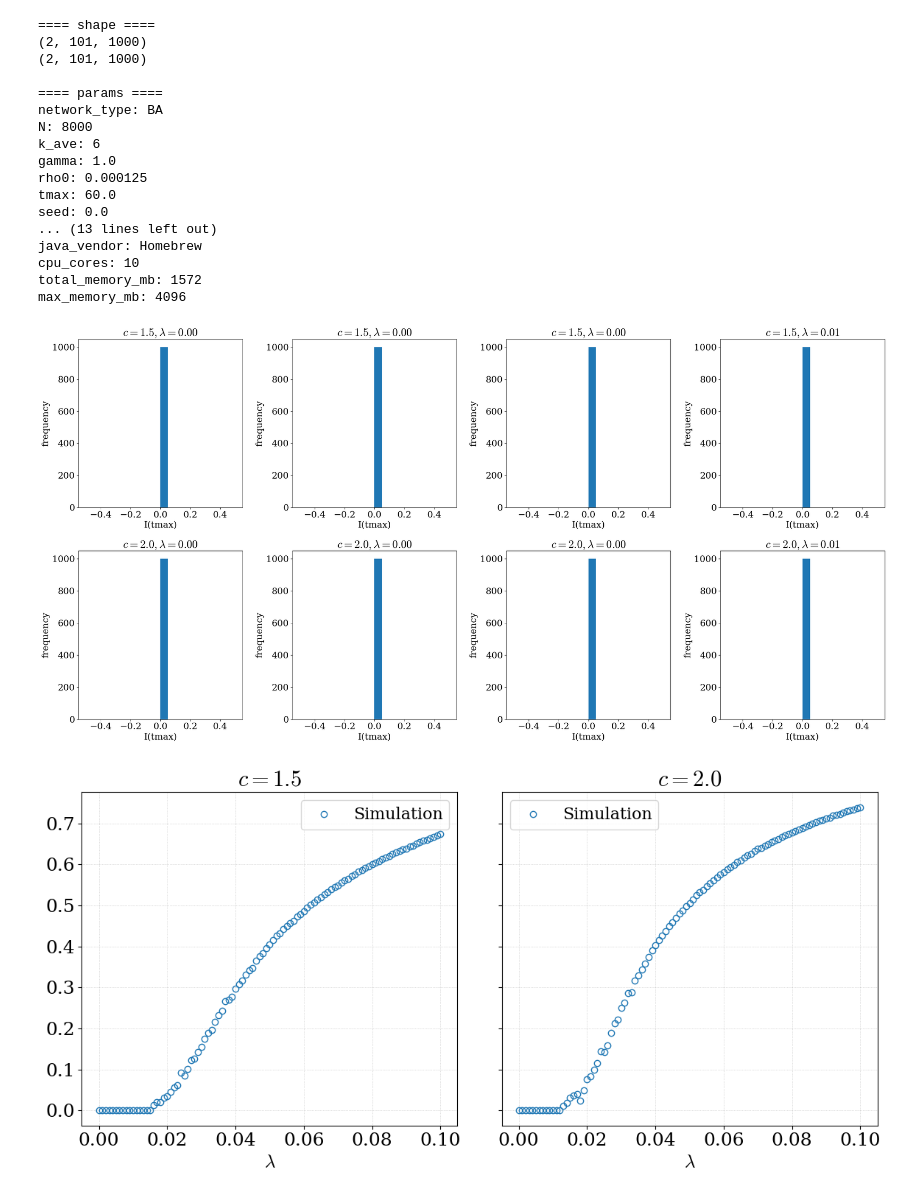
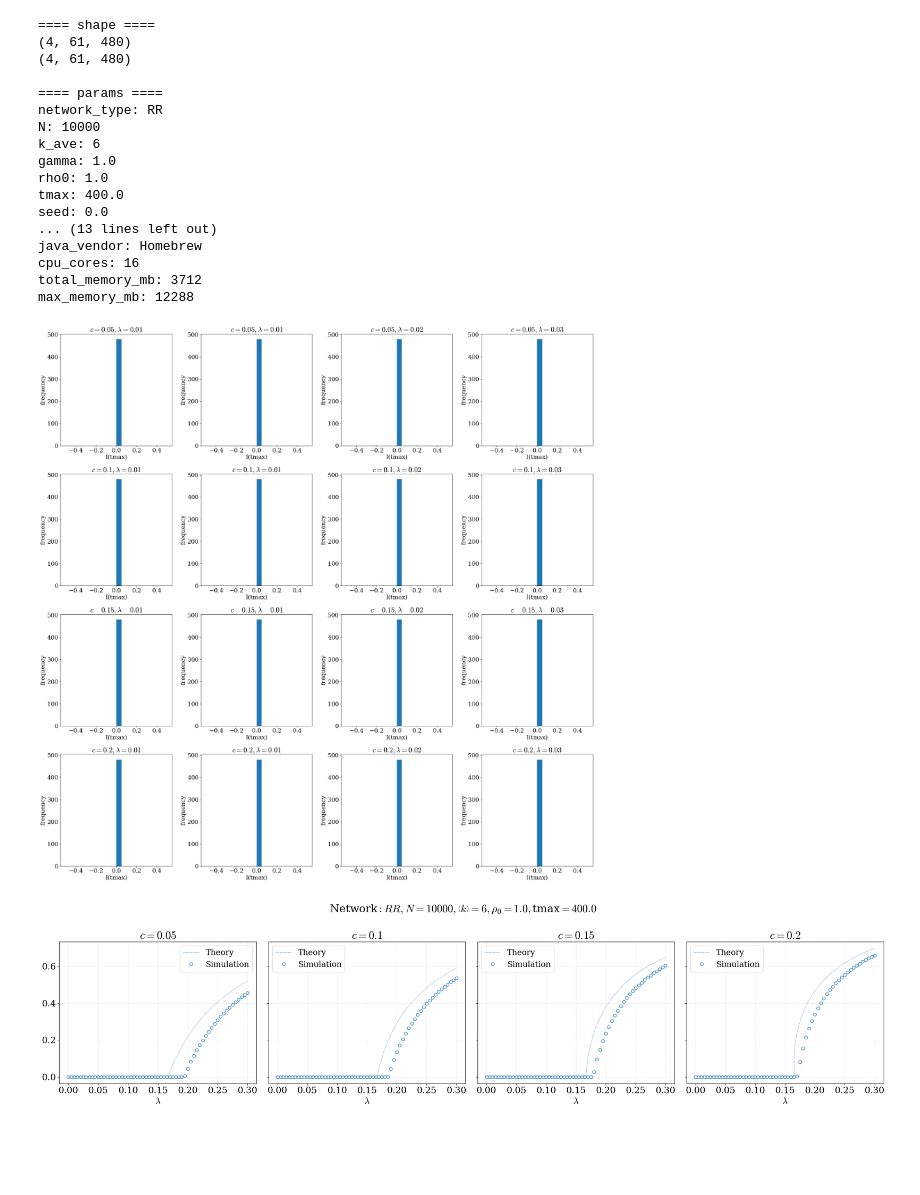
Before and after one commit to Kojirouuuu/trend-sar, a Jupyter notebook: notebook/sis copy.ipynb, the cells around one changed output. Drawn from its saved outputs; the diff is of its cells as text; code cells hidden in the pictures; blank space fills up the shorter version.

```diff
--- a/notebook/sis copy.ipynb
+++ b/notebook/sis copy.ipynb
@@ -42,7 +42,7 @@ Usage:
 
 from __future__ import annotations
 
-output_path = os.path.abspath(os.path.join('..', 'output/sis/N=8000all'))
+output_path = os.path.abspath(os.path.join('..', 'output/sis/RR/z=6/N=10000ame'))
 # output_path = os.path.abspath(os.path.join('..', 'java-project', 'output'))
 if output_path not in sys.path:
     sys.path.append(output_path)
@@ -282,6 +282,27 @@ def theta_to_I(deg_list, pk, lamb, gamma, Theta, c=0):
         I += k * p * lamb * k * Theta / (gamma_bar + lamb * k * Theta)
     I /= k_ave
     return I
+
+def theta_symbolic_RR_numeric(lamb: float, K: float, gamma: float, c: float) -> float:
+    """
+    RR（正則）ネットワークの閉形式解を用いて Theta(λ) を数値的に返す。
+    - c=0 のとき: Theta = max(0, 1 - gamma/(lambda*K))
+    - c>0 のとき: 2次方程式の正の根を使用。
+    物理的制約に合わせて [0,1] にクリップする。
+    """
+    if lamb <= 0:
+        return 0.0
+    if c == 0:
+        theta = 1.0 - gamma / (lamb * K)
+        return float(np.clip(theta, 0.0, 1.0))
+    a = c * K
+    b = 1.0 - c * K
+    c0 = gamma / (lamb * K) - 1.0
+    D = b * b - 4.0 * a * c0
+    if D < 0:
+        return 0.0
+    theta = (-b + np.sqrt(D)) / (2.0 * a)
+    return float(np.clip(theta, 0.0, 1.0))
 # %%
 times_all, infected_num_all, axes = load()
 meta = _read_metadata()
@@ -335,26 +356,26 @@ for key, value in meta.items():
     print(f"{key}: {value}")
 # %% [output]
 ==== shape ====
-(2, 101, 1000)
-(2, 101, 1000)
+(4, 61, 480)
+(4, 61, 480)
 
 ==== params ====
-network_type: BA
-N: 8000
+network_type: RR
+N: 10000
 k_ave: 6
 gamma: 1.0
-rho0: 0.000125
-tmax: 60.0
+rho0: 1.0
+tmax: 400.0
 seed: 0.0
 ... (13 lines left out)
 java_vendor: Homebrew
-cpu_cores: 10
-total_memory_mb: 1572
-max_memory_mb: 4096
+cpu_cores: 16
+total_memory_mb: 3712
+max_memory_mb: 12288
 # %%
 lamb_idx_list = [2, 3, 4, 5]
 # %%
-threshold = 50
+threshold = -1
 
 last_I = np.zeros((len(c_list), len(lamb_values), total_itr))
 valid_last_I = np.zeros((len(c_list), len(lamb_values)))
@@ -389,5 +410,5 @@ fig.tight_layout()
 
 plt.show()
 # %% [output]
-[figure, old version]
+[figure, new version]
 # %%
@@ -436,26 +455,27 @@ plt.show()
 # %%
 fig, axes = plt.subplots(1, len(c_list), figsize=(6 * len(c_list), 6), sharey=True)
 
 for c_idx, c in enumerate(c_list):
-    # to_Is = np.zeros(len(lamb_values))
-    # for lamb_idx, lamb in enumerate(lamb_values_for_theory):
-    #     to_I = theta_to_I(deg_list, pk, lamb, gamma, theta_all[c_idx, lamb_idx], c=c)
-    #     to_Is[lamb_idx] = to_I
-    # axes[c_idx].plot(lamb_values_for_theory, to_Is, color=colors[0], label="Theory", linestyle="--", linewidth=0.5)
+    to_Is = np.zeros(len(lamb_values_for_theory))
+    for lamb_idx, lamb in enumerate(lamb_values_for_theory):
+        to_I = theta_to_I(deg_list, pk, lamb, gamma, theta_all[c_idx, lamb_idx], c=c)
+        to_Is[lamb_idx] = to_I
+    axes[c_idx].plot(lamb_values_for_theory, to_Is, color=colors[0], label="Theory", linestyle="--", linewidth=0.5)
 
-    # for lamb_idx, lamb in enumerate(lamb_values):
-    #     to_I = theta_to_I(deg_list, pk, lamb, gamma, theta_all[c_idx, lamb_idx], c=c)
-    #     to_Is[lamb_idx] = to_I
+    for lamb_idx, lamb in enumerate(lamb_values):
+        to_I = theta_to_I(deg_list, pk, lamb, gamma, theta_all[c_idx, lamb_idx], c=c)
+        to_Is[lamb_idx] = to_I
 
     valid_mean_I = valid_last_I[c_idx, :]
     axes[c_idx].plot(lamb_values, valid_mean_I/N, label="Simulation", linestyle="", marker="o", markersize=6, markerfacecolor="none", markeredgecolor=colors[0])
     axes[c_idx].legend()
     axes[c_idx].grid(True, linestyle=":", alpha=0.5)
     axes[c_idx].set_title(rf"$c={c}$")
     axes[c_idx].set_xlabel(r"$\lambda$")
 
+fig.suptitle(rf"Network$: {network_type}, N={N}, \left<k\right>={k_ave}, \rho_0={rho0}, $tmax$={tmax}$")
 fig.tight_layout()
 
 plt.show()
 # %% [output]
-[figure, old version]
+[figure, new version]
```
Also changed, not shown: parts of 5 cells of this notebook, 35 other files.
